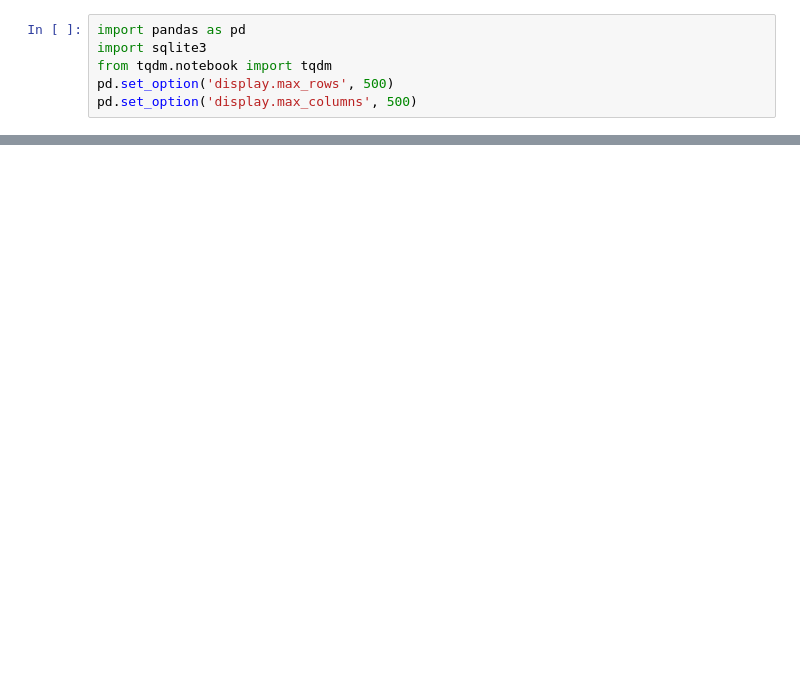
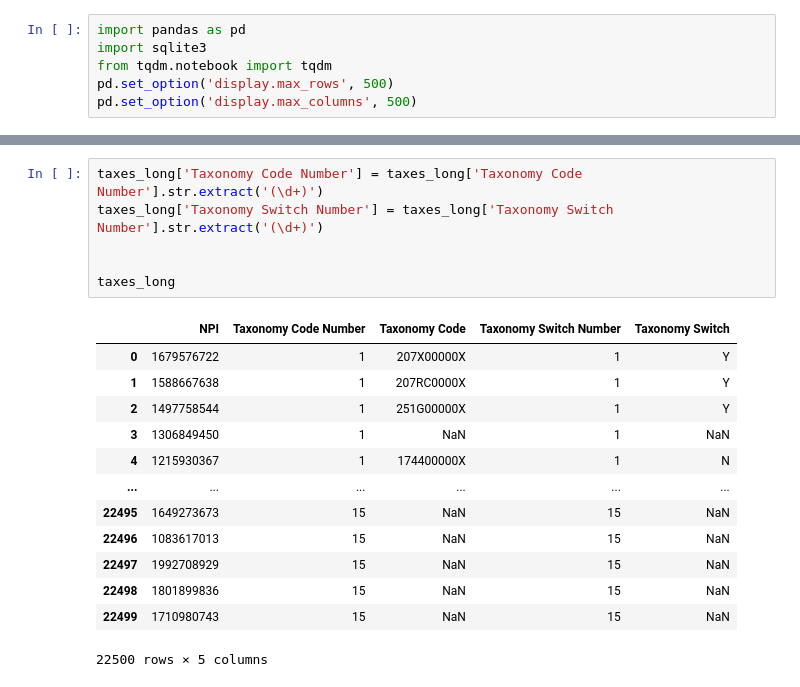
Before and after one commit to nss-data-science-cohort-5/hop_team-lincoln-lagers, a Jupyter notebook: hop.ipynb, the cells around one changed output, grey strips where cells are left out. Saved outputs shown, nothing was run; the diff lists cells and outputs as text; blank space fills up the shorter version.

```diff
--- a/hop.ipynb
+++ b/hop.ipynb
@@ -44,0 +144,20 @@ taxonomy.head(2)
+# %%
+taxes_long['Taxonomy Code Number'] = taxes_long['Taxonomy Code Number'].str.extract('(\d+)')
+taxes_long['Taxonomy Switch Number'] = taxes_long['Taxonomy Switch Number'].str.extract('(\d+)')
+
+
+taxes_long
+# %% [output]
+|  | NPI | Taxonomy Code Number | Taxonomy Code | Taxonomy Switch Number | Taxonomy Switch |
+| 0 | 1679576722 | 1 | 207X00000X | 1 | Y |
+| 1 | 1588667638 | 1 | 207RC0000X | 1 | Y |
+| 2 | 1497758544 | 1 | 251G00000X | 1 | Y |
+| 3 | 1306849450 | 1 | NaN | 1 | NaN |
+| 4 | 1215930367 | 1 | 174400000X | 1 | N |
+| ... | ... | ... | ... | ... | ... |
+| 22495 | 1649273673 | 15 | NaN | 15 | NaN |
+| 22496 | 1083617013 | 15 | NaN | 15 | NaN |
+| 22497 | 1992708929 | 15 | NaN | 15 | NaN |
+| 22498 | 1801899836 | 15 | NaN | 15 | NaN |
+| 22499 | 1710980743 | 15 | NaN | 15 | NaN |
+22500 rows × 5 columns
```
Also changed, not shown: parts of 42 cells of this notebook.
